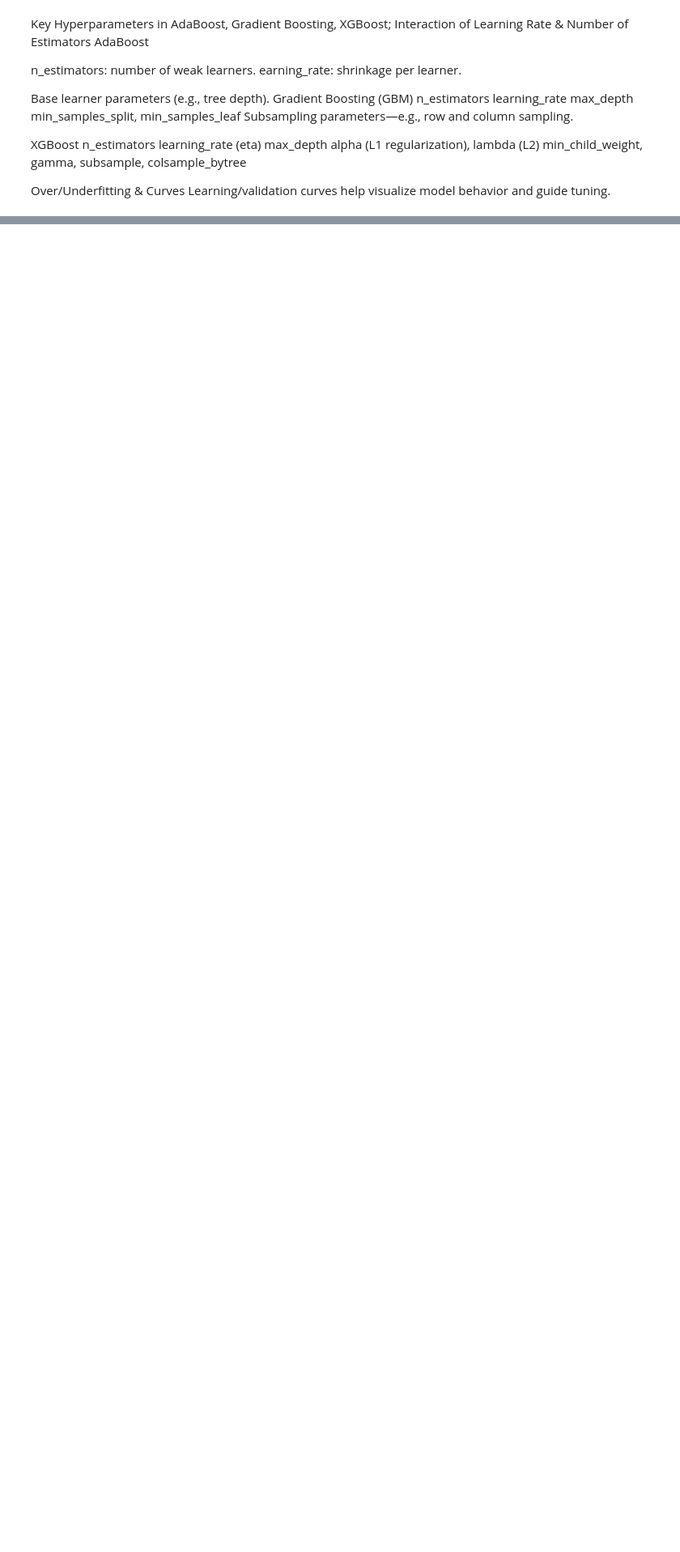
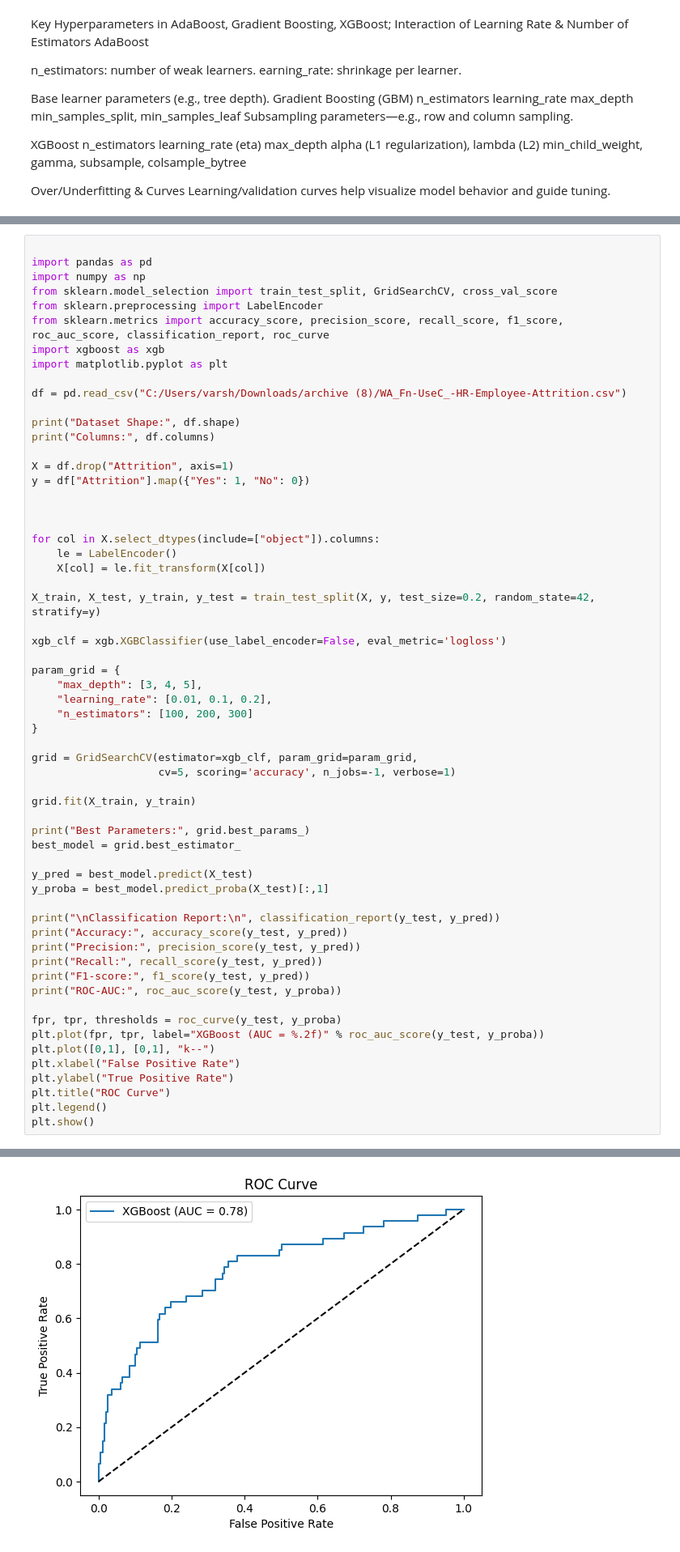
Before and after one commit to VARSHINI71710/Boosting, a Jupyter notebook: practice.ipynb, the cells around one changed output, grey strips where cells are left out. Shown at 81% size. Drawn from its saved outputs; the diff is of its cells as text; blank space fills up the shorter version.

```diff
--- a/practice.ipynb
+++ b/practice.ipynb
@@ -94,0 +272,61 @@ Learning/validation curves help visualize model behavior and guide tuning.
+# %%
+
+import pandas as pd
+import numpy as np
+from sklearn.model_selection import train_test_split, GridSearchCV, cross_val_score
+from sklearn.preprocessing import LabelEncoder
+from sklearn.metrics import accuracy_score, precision_score, recall_score, f1_score, roc_auc_score, classification_report, roc_curve
+import xgboost as xgb
+import matplotlib.pyplot as plt
+
+df = pd.read_csv("C:/Users/varsh/Downloads/archive (8)/WA_Fn-UseC_-HR-Employee-Attrition.csv")
+
+print("Dataset Shape:", df.shape)
+print("Columns:", df.columns)
+
+X = df.drop("Attrition", axis=1)
+y = df["Attrition"].map({"Yes": 1, "No": 0})
+
+
+
+for col in X.select_dtypes(include=["object"]).columns:
+    le = LabelEncoder()
+    X[col] = le.fit_transform(X[col])
+
+X_train, X_test, y_train, y_test = train_test_split(X, y, test_size=0.2, random_state=42, stratify=y)
+
+xgb_clf = xgb.XGBClassifier(use_label_encoder=False, eval_metric='logloss')
+
+param_grid = {
+    "max_depth": [3, 4, 5],
+    "learning_rate": [0.01, 0.1, 0.2],
+    "n_estimators": [100, 200, 300]
+}
+
+grid = GridSearchCV(estimator=xgb_clf, param_grid=param_grid,
+                    cv=5, scoring='accuracy', n_jobs=-1, verbose=1)
+
+grid.fit(X_train, y_train)
+
+print("Best Parameters:", grid.best_params_)
+best_model = grid.best_estimator_
+
+y_pred = best_model.predict(X_test)
+y_proba = best_model.predict_proba(X_test)[:,1]
+
+print("\nClassification Report:\n", classification_report(y_test, y_pred))
+print("Accuracy:", accuracy_score(y_test, y_pred))
+print("Precision:", precision_score(y_test, y_pred))
+print("Recall:", recall_score(y_test, y_pred))
+print("F1-score:", f1_score(y_test, y_pred))
+print("ROC-AUC:", roc_auc_score(y_test, y_proba))
+
+fpr, tpr, thresholds = roc_curve(y_test, y_proba)
+plt.plot(fpr, tpr, label="XGBoost (AUC = %.2f)" % roc_auc_score(y_test, y_proba))
+plt.plot([0,1], [0,1], "k--")
+plt.xlabel("False Positive Rate")
+plt.ylabel("True Positive Rate")
+plt.title("ROC Curve")
+plt.legend()
+plt.show()
+# %% [output]
@@ -94,0 +350 @@ Learning/validation curves help visualize model behavior and guide tuning.
+[figure, added]
```
Also changed, not shown: parts of 10 cells of this notebook.
